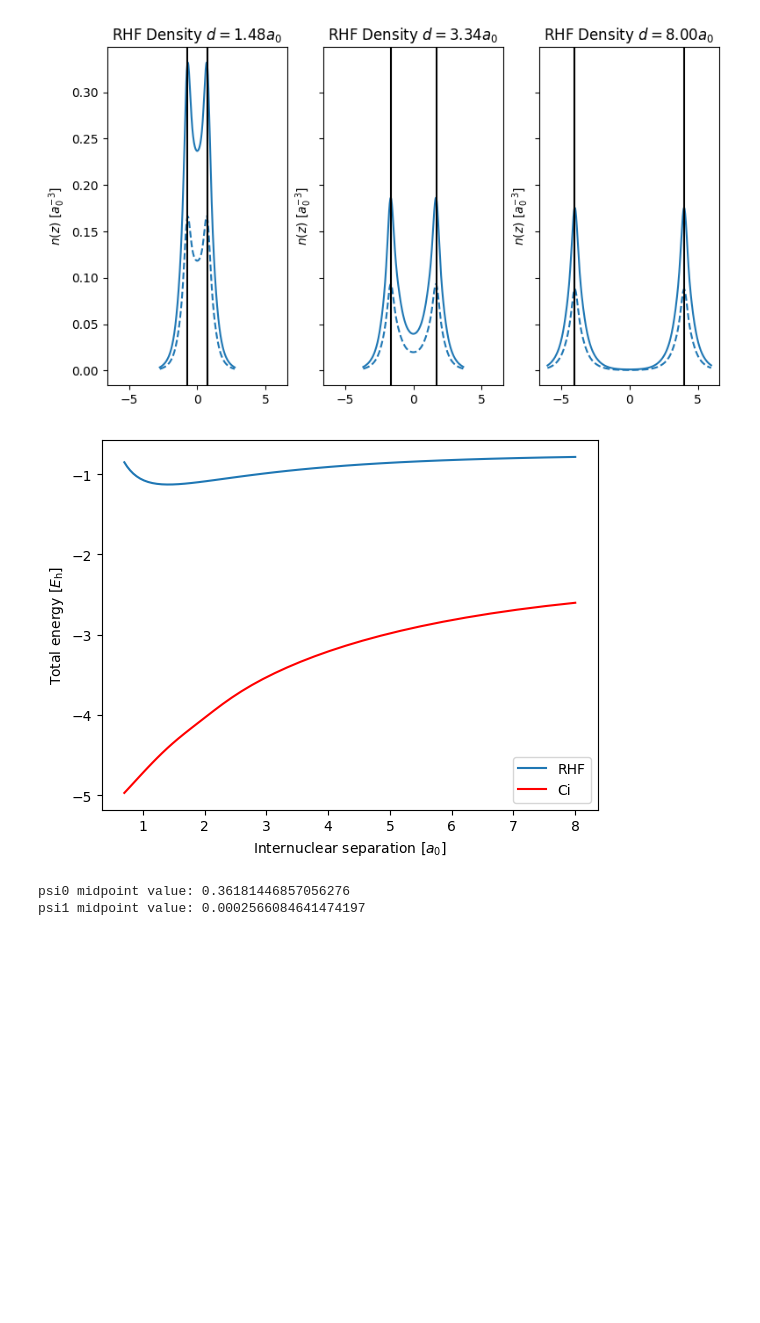
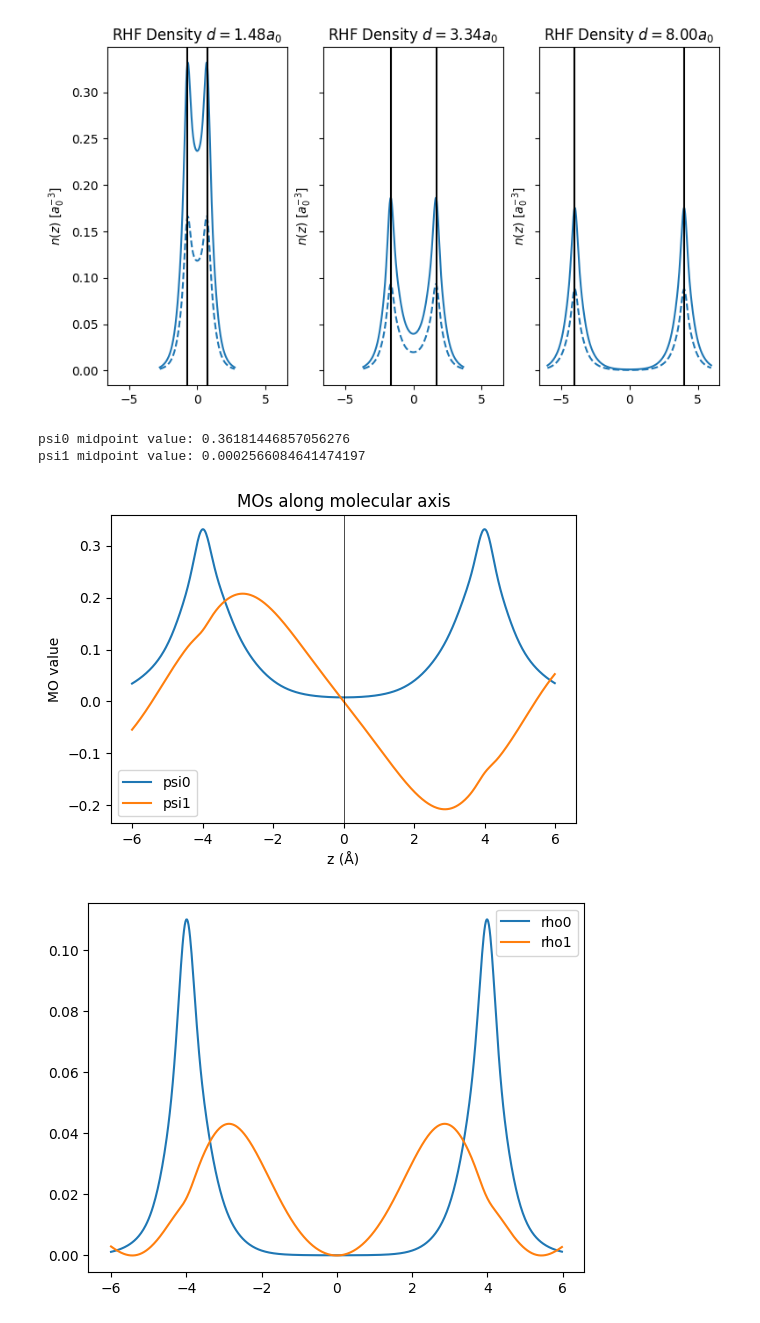
Before and after one commit to gvansan/Computational-Physics-Project-Exam-2026, a Jupyter notebook: Configuration_interaction_hydrogen.ipynb, the cells around one changed output. Cells and saved outputs as stored; diff of their text form; code cells hidden in the pictures; blank space fills up the shorter version.

```diff
--- a/Configuration_interaction_hydrogen.ipynb
+++ b/Configuration_interaction_hydrogen.ipynb
@@ -220,17 +130,3 @@ for data in datas:
-# %%
-def plot_energy():
-    plt.close("dissoc")
-    _fig, ax = plt.subplots(num="dissoc")
-    ax.plot(dists, [data["energy_rhf"] for data in datas], label="RHF")
-    ax.plot(dists, [data["energy_ci"] for data in datas], color = 'red', label="Ci")
-    ax.set_xlabel(r"Internuclear separation [$a_0$]")
-    ax.set_ylabel(r"Total energy [$E_\mathrm{h}$]")
-    ax.legend()
-
-
-plot_energy()
-# %% [output]
-[figure, removed]
 # %%
 # choose equilibrium geometry index keq (e.g., the minimum in your scan)
 keq = int(np.argmin([d["energy_rhf"] for d in datas]))
@@ -252,6 +148,52 @@ print("psi1 midpoint value:", psi1[mid_idx])
 # %% [output]
 psi0 midpoint value: 0.36181446857056276
 psi1 midpoint value: 0.0002566084641474197
+# %%
+import numpy as np
+
+# build psi for MO index `mo_idx`
+def build_psi(data, C, mo_idx):
+    # C: (n_AO, n_MO). bfs: (n_AO, n_points)
+    coef = C[:, mo_idx]            # (n_AO,)
+    psi = coef @ data["bfs"]       # (n_points,)
+    rho = psi**2
+    return psi, rho
+
+psi0, rho0 = build_psi(data, C, 0)
+psi1, rho1 = build_psi(data, C, 1)
+# %%
+import matplotlib.pyplot as plt
+
+points = data["points"]  # (n_points,3)
+x, y, z = points.T
+
+# choose points near the axis (radius threshold)
+r = np.sqrt(x**2 + y**2)
+mask = r < 0.15  # tune threshold to your geometry / grid spacing
+idx = np.where(mask)[0]
+order = np.argsort(z[idx])
+z_line = z[idx][order]
+
+plt.figure(figsize=(6,4))
+plt.plot(z_line, psi0[idx][order], label="psi0")
+plt.plot(z_line, psi1[idx][order], label="psi1")
+plt.axvline(0, color='k', lw=0.5)
+plt.xlabel("z (Å)")
+plt.ylabel("MO value")
+plt.legend()
+plt.title("MOs along molecular axis")
+plt.show()
+
+# If you prefer densities:
+plt.figure()
+plt.plot(z_line, rho0[idx][order], label="rho0")
+plt.plot(z_line, rho1[idx][order], label="rho1")
+#plt.yscale("log")  # optional
+plt.legend()
+plt.show()
+# %% [output]
+[figure, added]
+[figure, added]
 # %%
 import numpy as np
 
```
Also changed, not shown: parts of 6 cells of this notebook.
